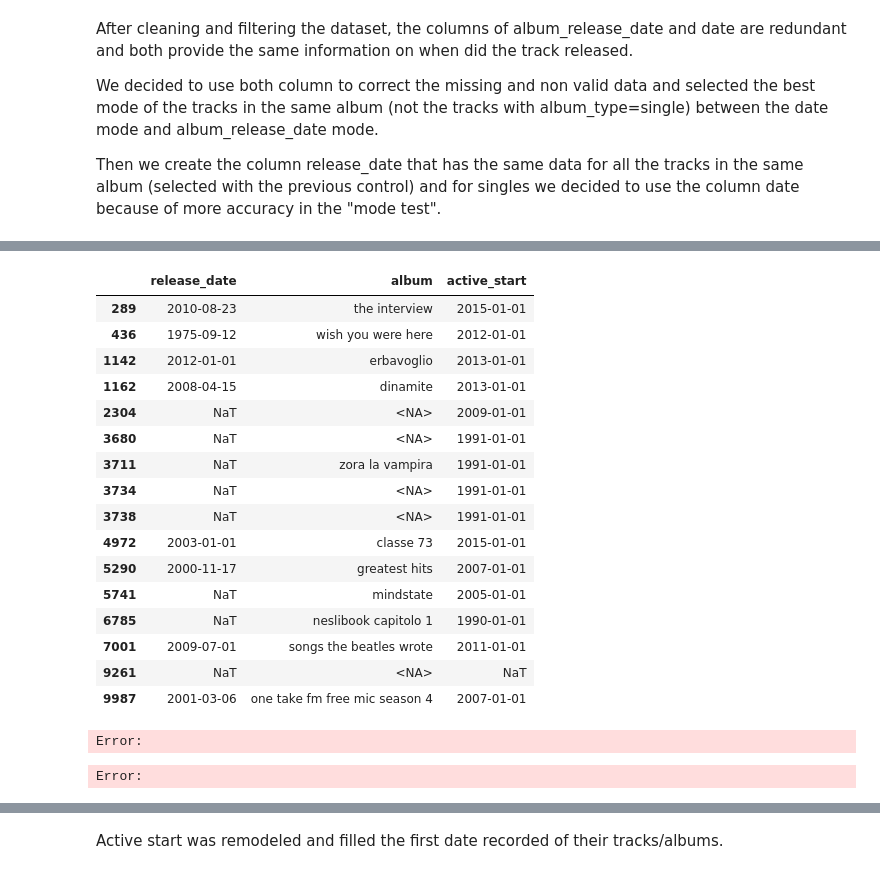
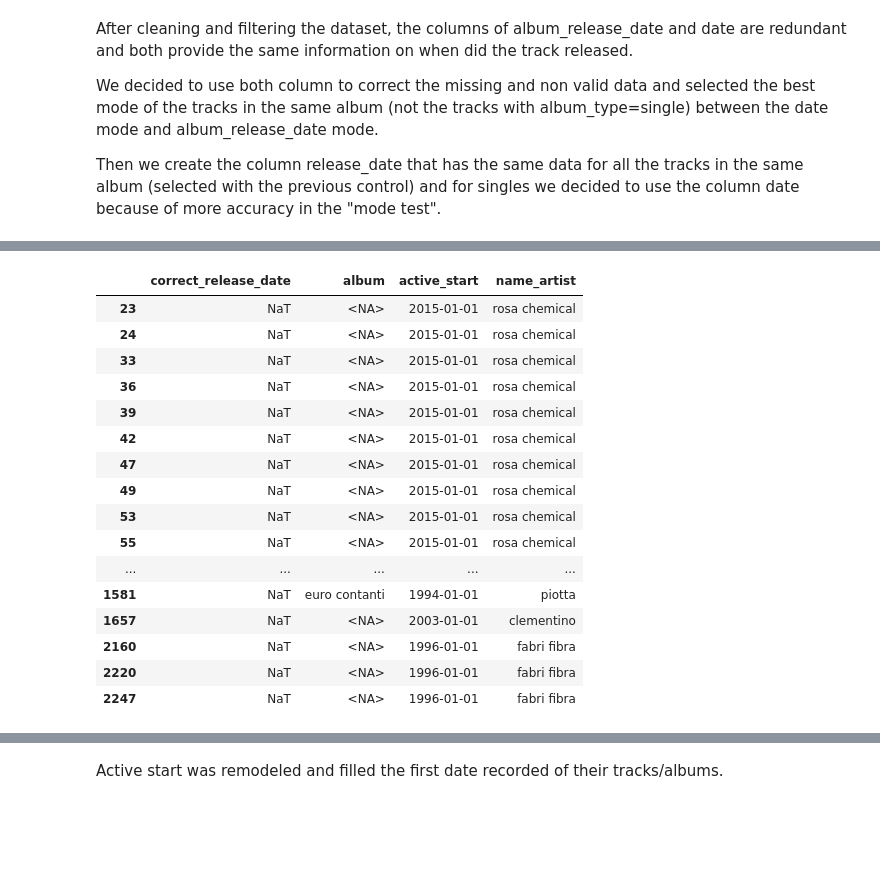
Before and after one commit to Syreel/DataMining, a Jupyter notebook: data_preparation.ipynb, the cells around one changed output, grey strips where cells are left out. Drawn from its saved outputs; the diff is of its cells as text; code cells hidden in the pictures; blank space fills up the shorter version.

```diff
--- a/data_preparation.ipynb
+++ b/data_preparation.ipynb
@@ -1342,7 +1042,7 @@ df_all_dates['soglia_adulto'] = df_all_dates['birth_date'] + pd.DateOffset(years
 #    AND
 # B. (Manca la data di nascita) OR (C'è la nascita e la data evento è > 15 anni)
 
-condizione_validita = (df_all_dates['data_evento'] > '1960-01-01') & \
+condizione_validita = (df_all_dates['data_evento'] >= '1988-01-01') & \
                       (
                           (df_all_dates['soglia_adulto'].isna()) | \
                           (df_all_dates['data_evento'] >= df_all_dates['soglia_adulto'])
@@ -1497,13 +1217,13 @@ Error:
 # %%
-group_keys = ['album']
+# group_keys = ['album']
 
-best_album_info_df = df.groupby(group_keys).apply(get_best_mode_info)
+# best_album_info_df = df.groupby(group_keys).apply(get_best_mode_info)
 
-df = df.merge(best_album_info_df, on=group_keys, how='left')
-df.rename(columns={'correct_release_date': 'release_date'}, inplace=True)
+# df = df.merge(best_album_info_df, on=group_keys, how='left')
+# df.rename(columns={'correct_release_date': 'release_date'}, inplace=True)
 
 
-print("\nDataFrame 'df' cleaned!")
-print(df.sample(n=10))
+# print("\nDataFrame 'df' cleaned!")
+# print(df.sample(n=10))
 # %% [output]
 DataFrame 'df' cleaned!
@@ -1528,24 +1266,29 @@ Error:
+# %%
+df['active_start'] = df['active_start'].fillna(
+    df.groupby('name_artist')['correct_release_date'].transform('min')
+)
+# %%
+condizione= (df['correct_release_date'].isna()) | (df['correct_release_date']<df['active_start'])
+df.loc[condizione, 'correct_release_date'] = pd.NaT
 # %%
-condizione= (df['release_date'] > pd.Timestamp.now()) | (df['release_date'].isna()) | (df['release_date']<df['active_start'])
-dati_filtrati = df.loc[condizione, ['release_date', 'album','active_start']]
-dati_filtrati
+condizione= (df['correct_release_date'] > pd.Timestamp.now()) | (df['correct_release_date'].isna()) | (df['correct_release_date']<df['active_start'])
+dati_filtrati = df.loc[condizione, ['correct_release_date', 'album','active_start', 'name_artist']]
+dati_filtrati.head(50)
 # %% [output]
-|  | release_date | album | active_start |
-| 289 | 2010-08-23 | the interview | 2015-01-01 |
-| 436 | 1975-09-12 | wish you were here | 2012-01-01 |
-| 1142 | 2012-01-01 | erbavoglio | 2013-01-01 |
-| 1162 | 2008-04-15 | dinamite | 2013-01-01 |
-| 2304 | NaT | <NA> | 2009-01-01 |
-| 3680 | NaT | <NA> | 1991-01-01 |
-| 3711 | NaT | zora la vampira | 1991-01-01 |
-| 3734 | NaT | <NA> | 1991-01-01 |
-| 3738 | NaT | <NA> | 1991-01-01 |
-| 4972 | 2003-01-01 | classe 73 | 2015-01-01 |
-| 5290 | 2000-11-17 | greatest hits | 2007-01-01 |
-| 5741 | NaT | mindstate | 2005-01-01 |
-| 6785 | NaT | neslibook capitolo 1 | 1990-01-01 |
-| 7001 | 2009-07-01 | songs the beatles wrote | 2011-01-01 |
-| 9261 | NaT | <NA> | NaT |
-| 9987 | 2001-03-06 | one take fm free mic season 4 | 2007-01-01 |
+|  | correct_release_date | album | active_start | name_artist |
+| 23 | NaT | <NA> | 2015-01-01 | rosa chemical |
+| 24 | NaT | <NA> | 2015-01-01 | rosa chemical |
+| 33 | NaT | <NA> | 2015-01-01 | rosa chemical |
+| 36 | NaT | <NA> | 2015-01-01 | rosa chemical |
+| 39 | NaT | <NA> | 2015-01-01 | rosa chemical |
+| 42 | NaT | <NA> | 2015-01-01 | rosa chemical |
+| 47 | NaT | <NA> | 2015-01-01 | rosa chemical |
+| 49 | NaT | <NA> | 2015-01-01 | rosa chemical |
+| 53 | NaT | <NA> | 2015-01-01 | rosa chemical |
+| 55 | NaT | <NA> | 2015-01-01 | rosa chemical |
+| ... | ... | ... | ... | ... |
+| 1581 | NaT | euro contanti | 1994-01-01 | piotta |
+| 1657 | NaT | <NA> | 2003-01-01 | clementino |
+| 2160 | NaT | <NA> | 1996-01-01 | fabri fibra |
+| 2220 | NaT | <NA> | 1996-01-01 | fabri fibra |
+| 2247 | NaT | <NA> | 1996-01-01 | fabri fibra |
-Error:
-Error:
```
Also changed, not shown: parts of 40 cells of this notebook.
